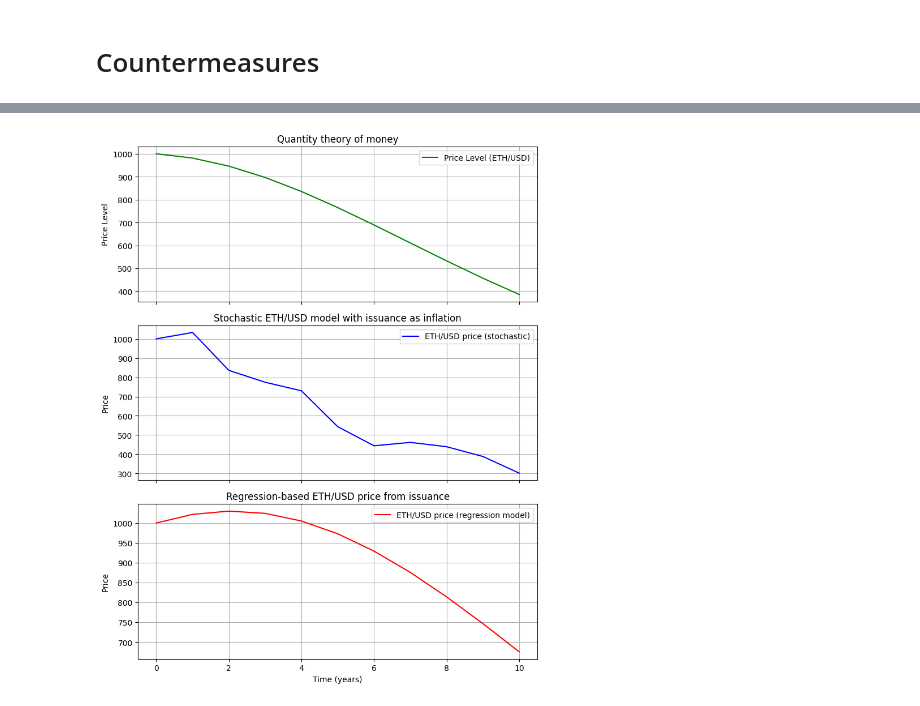
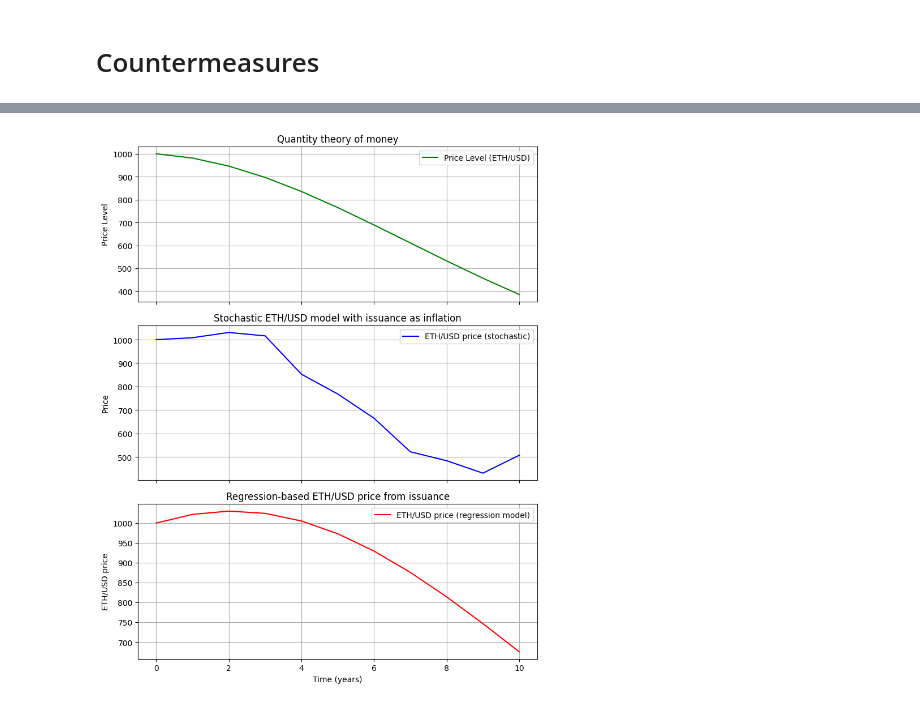
Before and after one commit to 0xSooki/bribery-zoo, a Jupyter notebook: Figures/playground.ipynb, the cells around one changed output, grey strips where cells are left out. Cells and saved outputs as stored; diff of their text form; code cells hidden in the pictures.

```diff
--- a/Figures/playground.ipynb
+++ b/Figures/playground.ipynb
@@ -814,31 +945,18 @@ plt.show()
 date_range = pd.date_range(start="2020-01-01", end="2025-01-01", freq="D")
 num_days = len(date_range)
 
-eth_supply = 110 + 0.005 * (
-    pd.Series(range(num_days)) + (np.random.randn(num_days) * 0.2).cumsum()
-)
+eth_supply = 110 + 0.005 * (pd.Series(range(num_days)) + (np.random.randn(num_days) * 0.2).cumsum())
 eth_supply = eth_supply.round(3)
 
-price = (
-    2000
-    + (np.sin(np.linspace(0, 20, num_days)) * 200)
-    + (np.random.randn(num_days) * 100).cumsum()
-)
+price = (2000 + (np.sin(np.linspace(0, 20, num_days)) * 200) + (np.random.randn(num_days) * 100).cumsum())
 price = pd.Series(price).clip(lower=100)
 
-df = pd.DataFrame(
-    {"date": date_range, "eth_supply_millions": eth_supply, "eth_usd_price": price}
-)
-df["eth_supply"] = df["eth_supply_millions"] * 1e6  # millió -> darabszám
-
+df = pd.DataFrame({"date": date_range, "eth_supply_millions": eth_supply, "eth_usd_price": price})
+df["eth_supply"] = df["eth_supply_millions"] * 1e6
 df["eth_inflation"] = df["eth_supply"].pct_change()
-
 df["price_return"] = df["eth_usd_price"].pct_change()
-
 df.dropna(inplace=True)
-
 df["eth_inflation_percent"] = df["eth_inflation"] * 100
-
 print(df.tail())
 # %% [output]
            date  eth_supply_millions  eth_usd_price   eth_supply  \
@@ -980,8 +1078,7 @@ time = np.arange(0, years + 1)
 
 issuance_rate = np.linspace(0.01, 0.10, len(time))
 
-
-def quantity_theory(M0=100, V=1, Y=100):
+def quantity_theory(M0 = 100, V = 1, Y = 100):
     prices = []
     for i, pi in enumerate(issuance_rate):
         M = M0 * (1 + pi) ** i
@@ -990,8 +1087,7 @@ def quantity_theory(M0=100, V=1, Y=100):
         prices.append(price)
     return prices
 
-
-def stochastic_model(mu=0.05, sigma=0.2):
+def stochastic_model(mu = 0.05, sigma = 0.2):
     dt = 1
     price = initial_price
     prices = [price]
@@ -1002,42 +1098,40 @@ def stochastic_model(mu=0.05, sigma=0.2):
         prices.append(price)
     return prices
 
-
-def regression_model(beta_0=0.05, beta_1=-1.5):
+def regression_model(beta_0 = 0.05, beta_1 = -1.5):
     log_returns = beta_0 + beta_1 * issuance_rate
     prices = [initial_price]
     for i in range(1, len(time)):
         new_price = prices[-1] * np.exp(log_returns[i])
         prices.append(new_price)
     return prices
 
-
 qt_prices = quantity_theory()
 stoch_prices = stochastic_model()
 reg_prices = regression_model()
 
 fig, axs = plt.subplots(3, 1, figsize=(8, 10), sharex=True)
 
-axs[0].plot(time, qt_prices, color="green", label="Price Level (ETH/USD)")
+axs[0].plot(time, qt_prices, color='green', label='Price Level (ETH/USD)')
 axs[0].set_title("Quantity theory of money")
 axs[0].set_ylabel("Price Level")
 axs[0].grid(True)
 axs[0].legend()
 
-axs[1].plot(time, stoch_prices, color="blue", label="ETH/USD price (stochastic)")
+axs[1].plot(time, stoch_prices, color='blue', label='ETH/USD price (stochastic)')
 axs[1].set_title("Stochastic ETH/USD model with issuance as inflation")
 axs[1].set_ylabel("Price")
 axs[1].grid(True)
 axs[1].legend()
 
-axs[2].plot(time, reg_prices, color="red", label="ETH/USD price (regression model)")
+axs[2].plot(time, reg_prices, color='red', label='ETH/USD price (regression model)')
 axs[2].set_title("Regression-based ETH/USD price from issuance")
 axs[2].set_xlabel("Time (years)")
-axs[2].set_ylabel("Price")
+axs[2].set_ylabel("ETH/USD price")
 axs[2].grid(True)
 axs[2].legend()
 
 plt.tight_layout()
 plt.show()
 # %% [output]
-[figure, old version]
+[figure, new version]
```
Also changed, not shown: parts of 24 cells of this notebook.
